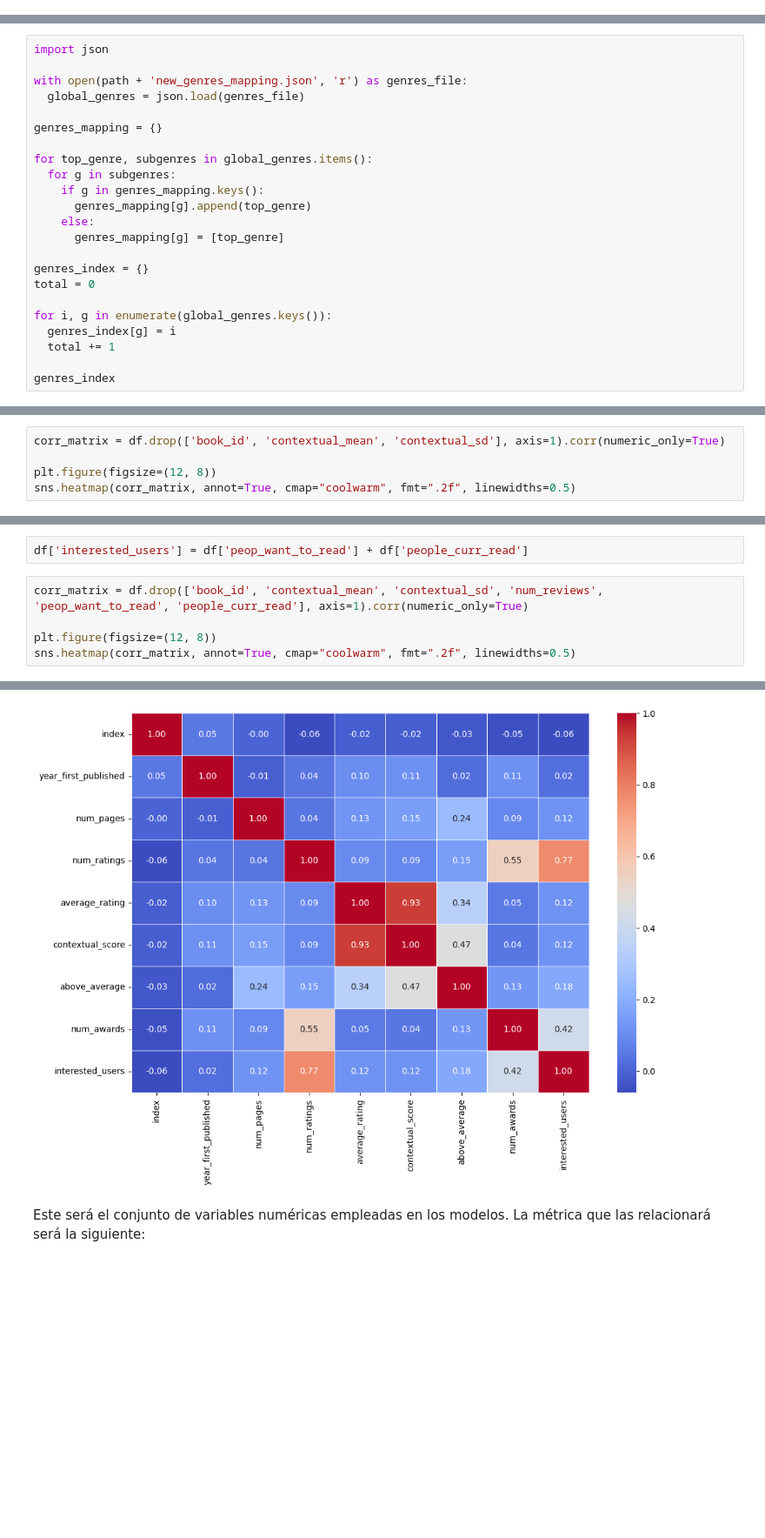
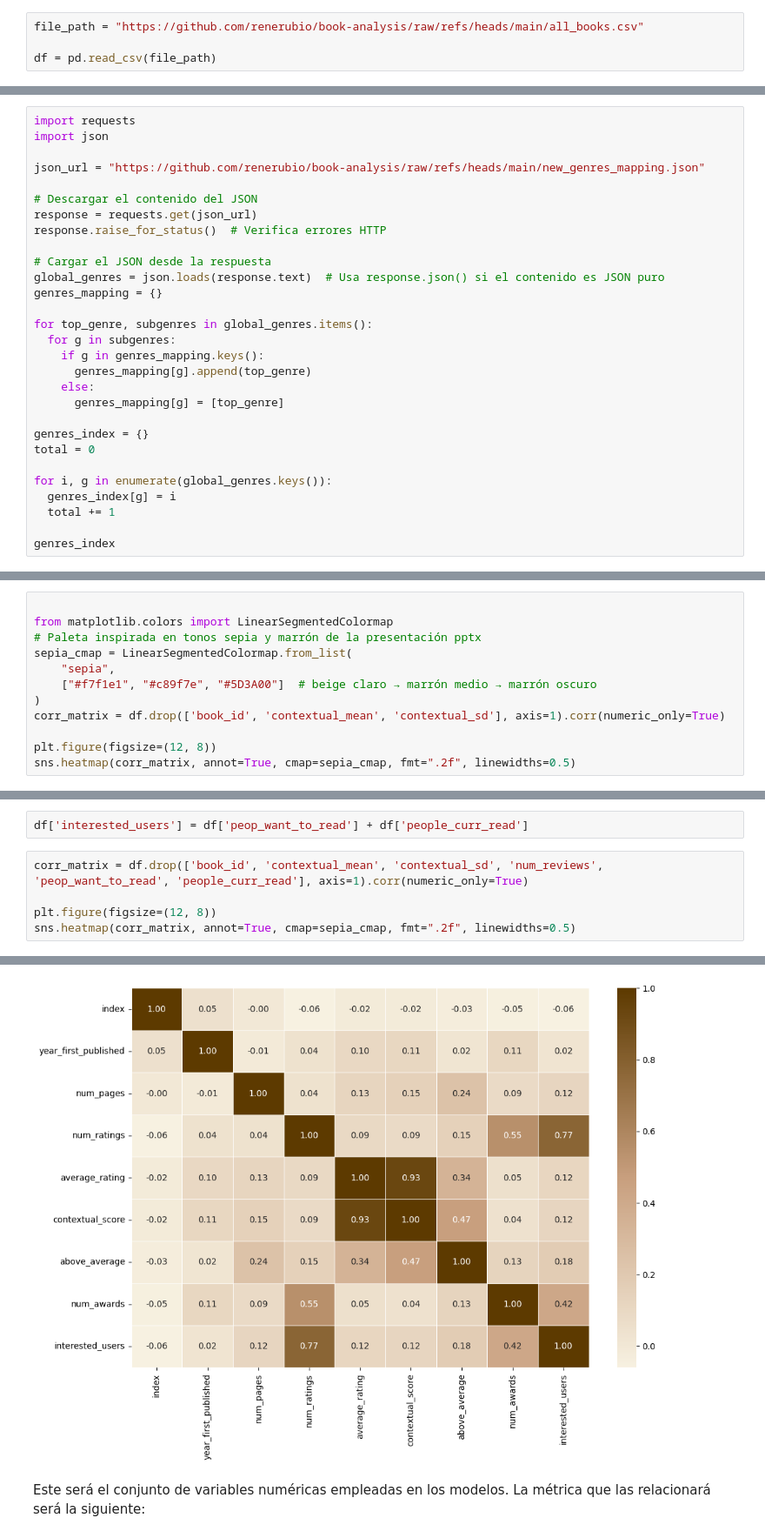
Before and after one commit to renerubio/book-analysis, a Jupyter notebook: editorial_recommender.ipynb, the cells around one changed output, grey strips where cells are left out. Shown at 87% size. Cells and saved outputs as stored; diff of their text form; blank space fills up the shorter version.

Commit message:
Created using Colab, colors and imports from GitHub

```diff
--- a/editorial_recommender.ipynb
+++ b/editorial_recommender.ipynb
@@ -24,3 +14,7 @@ df = pd.read_csv(path + 'all_books.csv')
+# %%
+file_path = "https://github.com/renerubio/book-analysis/raw/refs/heads/main/all_books.csv"
+
+df = pd.read_csv(file_path)
 # %% [markdown]
 El catálogo de libros tienen un total de
 # %%
@@ -293,11 +281,17 @@ Use json syntax for your result, where each key is the name of the top-level gen
 
 El resultado se almacena y carga de la carpeta raíz de los datos del proyecto. Los géneros de alto nivel obtenidos son los siguientes
 # %%
+import requests
 import json
 
-with open(path + 'new_genres_mapping.json', 'r') as genres_file:
-  global_genres = json.load(genres_file)
+json_url = "https://github.com/renerubio/book-analysis/raw/refs/heads/main/new_genres_mapping.json"
 
+# Descargar el contenido del JSON
+response = requests.get(json_url)
+response.raise_for_status()  # Verifica errores HTTP
+
+# Cargar el JSON desde la respuesta
+global_genres = json.loads(response.text)  # Usa response.json() si el contenido es JSON puro
 genres_mapping = {}
 
 for top_genre, subgenres in global_genres.items():
@@ -674,9 +671,16 @@ Al emplearse métodos basados en distancia tanto para el análisis de los factor
 
 Primeramente, se analizan las correlaciones entre las variables numéricas, con el objetivo de descartar aquellas que provean información redundante
 # %%
+
+from matplotlib.colors import LinearSegmentedColormap
+# Paleta inspirada en tonos sepia y marrón de la presentación pptx
+sepia_cmap = LinearSegmentedColormap.from_list(
+    "sepia",
+    ["#f7f1e1", "#c89f7e", "#5D3A00"]  # beige claro → marrón medio → marrón oscuro
+)
 corr_matrix = df.drop(['book_id', 'contextual_mean', 'contextual_sd'], axis=1).corr(numeric_only=True)
 
 plt.figure(figsize=(12, 8))
-sns.heatmap(corr_matrix, annot=True, cmap="coolwarm", fmt=".2f", linewidths=0.5)
+sns.heatmap(corr_matrix, annot=True, cmap=sepia_cmap, fmt=".2f", linewidths=0.5)
 # %% [output]
 <Axes: >
@@ -694,11 +698,11 @@ df['interested_users'] = df['peop_want_to_read'] + df['people_curr_read']
 # %%
 corr_matrix = df.drop(['book_id', 'contextual_mean', 'contextual_sd', 'num_reviews', 'peop_want_to_read', 'people_curr_read'], axis=1).corr(numeric_only=True)
 
 plt.figure(figsize=(12, 8))
-sns.heatmap(corr_matrix, annot=True, cmap="coolwarm", fmt=".2f", linewidths=0.5)
+sns.heatmap(corr_matrix, annot=True, cmap=sepia_cmap, fmt=".2f", linewidths=0.5)
 # %% [output]
 <Axes: >
-[figure, old version]
+[figure, new version]
 # %% [markdown]
 Este será el conjunto de variables numéricas empleadas en los modelos. La métrica que las relacionará será la siguiente:
 # %%
```
Also changed, not shown: parts of 19 cells of this notebook.
